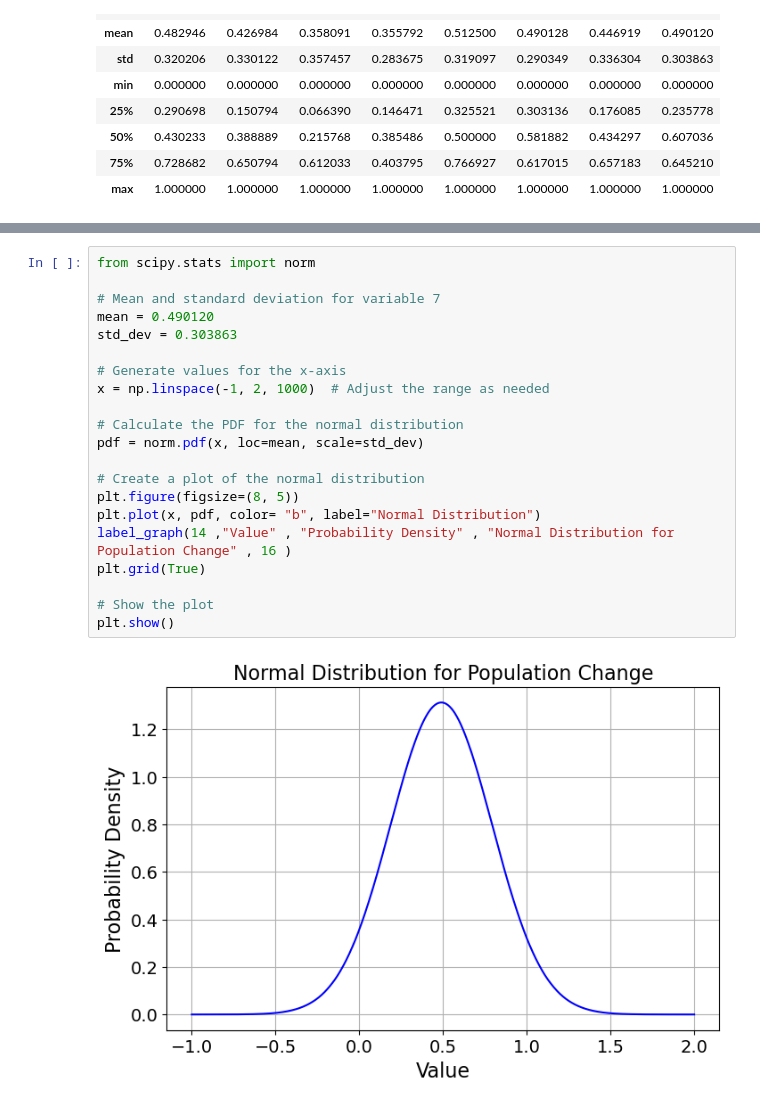
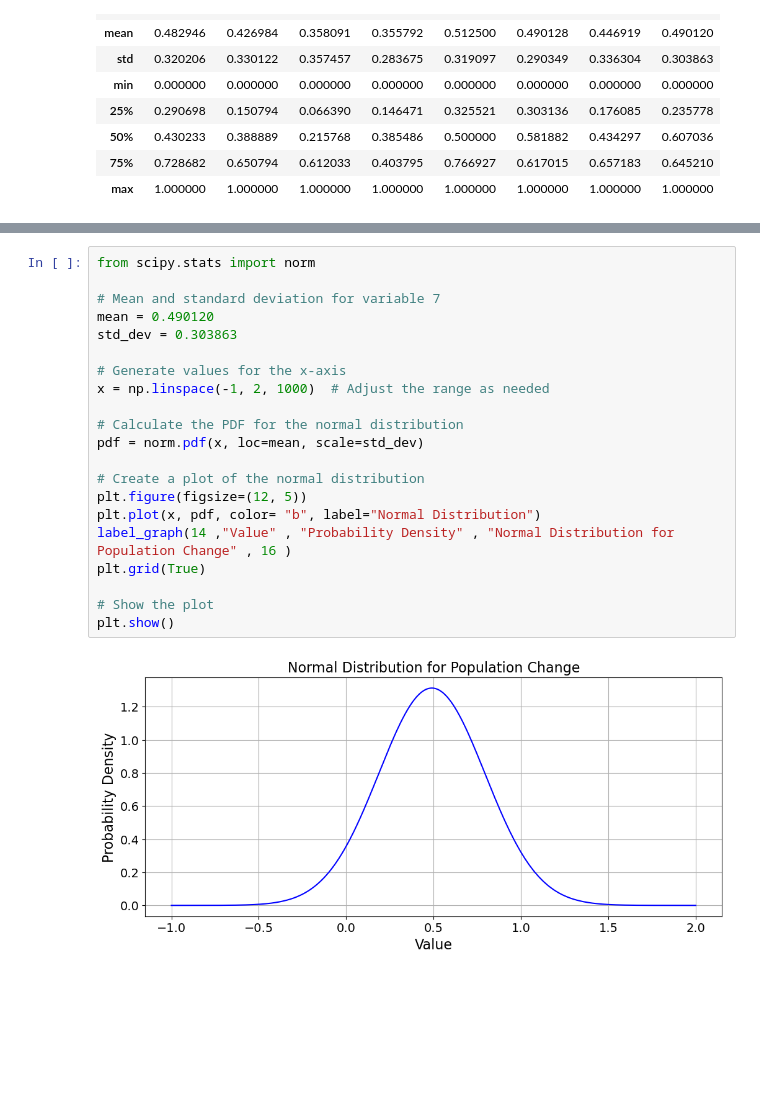
Before and after one commit to Lylkend-Albuquerque/CA1-2023, a Jupyter notebook: CA-1.ipynb, the cells around one changed output, grey strips where cells are left out. Drawn from its saved outputs; the diff is of its cells as text; blank space fills up the shorter version.

```diff
--- a/CA-1.ipynb
+++ b/CA-1.ipynb
@@ -295,23 +415,23 @@ ax = sns.boxplot(data = df_norm)
 # %%
 from scipy.stats import norm
 
 # Mean and standard deviation for variable 7
 mean = 0.490120
 std_dev = 0.303863
 
 # Generate values for the x-axis
 x = np.linspace(-1, 2, 1000)  # Adjust the range as needed
 
 # Calculate the PDF for the normal distribution
 pdf = norm.pdf(x, loc=mean, scale=std_dev)
 
 # Create a plot of the normal distribution
-plt.figure(figsize=(8, 5))
+plt.figure(figsize=(12, 5))
 plt.plot(x, pdf, color= "b", label="Normal Distribution")
 label_graph(14 ,"Value" , "Probability Density" , "Normal Distribution for Population Change" , 16 )
 plt.grid(True)
 
 # Show the plot
 plt.show()
 # %% [output]
-[figure, old version]
+[figure, new version]
```
Also changed, not shown: parts of 50 cells of this notebook.
